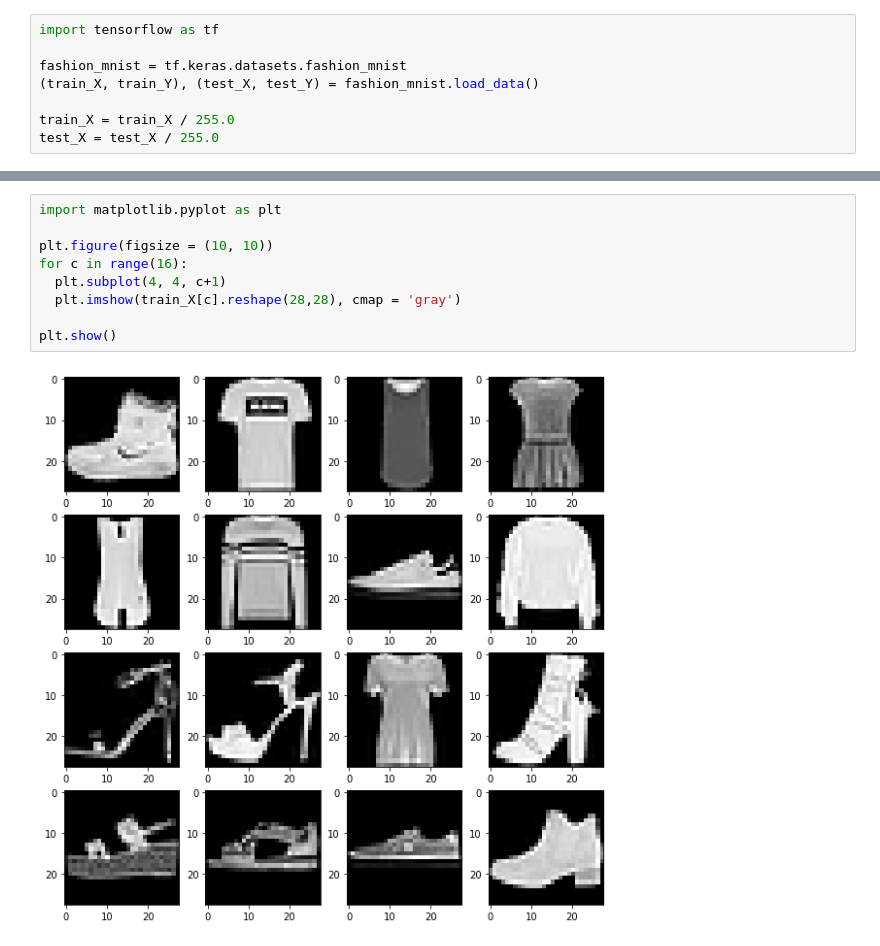
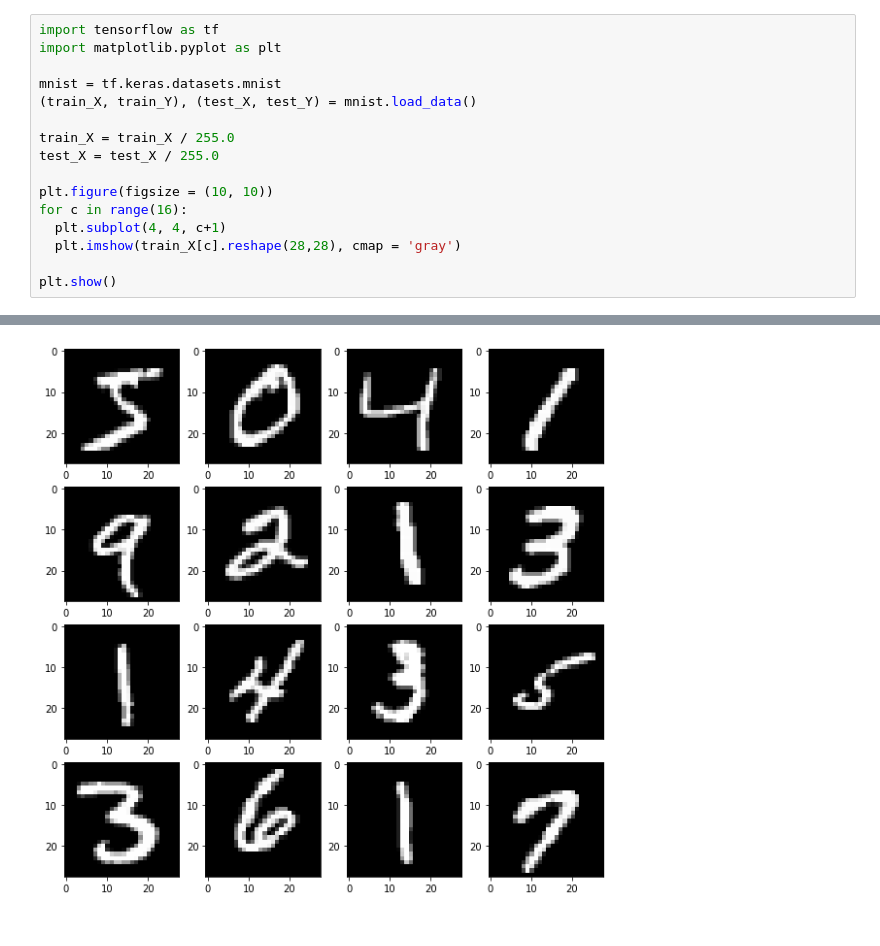
Before and after one commit to SiiHyunn/DeepLearning_2021, a Jupyter notebook: Assignment_03.ipynb, the cells around one changed output, grey strips where cells are left out. Cells and saved outputs as stored; diff of their text form.

```diff
--- a/Assignment_03.ipynb
+++ b/Assignment_03.ipynb
@@ -2,9 +2,18 @@
 <a href="https://colab.research.google.com/github/SiiHyunn/DipLearning_2021/blob/main/Assignment_03.ipynb" target="_parent"><img src="https://colab.research.google.com/assets/colab-badge.svg" alt="Open In Colab"/></a>
 # %%
 import tensorflow as tf
+import matplotlib.pyplot as plt
 
-fashion_mnist = tf.keras.datasets.fashion_mnist
-(train_X, train_Y), (test_X, test_Y) = fashion_mnist.load_data()
+mnist = tf.keras.datasets.mnist
+(train_X, train_Y), (test_X, test_Y) = mnist.load_data()
 
 train_X = train_X / 255.0
 test_X = test_X / 255.0
+
+plt.figure(figsize = (10, 10))
+for c in range(16):
+  plt.subplot(4, 4, c+1)
+  plt.imshow(train_X[c].reshape(28,28), cmap = 'gray')
+
+plt.show()
+# %% [output]
@@ -11,11 +23 @@ test_X = test_X / 255.0
+[figure, added]
-# %%
-import matplotlib.pyplot as plt
-
-plt.figure(figsize = (10, 10))
-for c in range(16):
-  plt.subplot(4, 4, c+1)
-  plt.imshow(train_X[c].reshape(28,28), cmap = 'gray')
-
-plt.show()
-# %% [output]
-[figure, removed]
```
Also changed, not shown: parts of 11 cells of this notebook.
